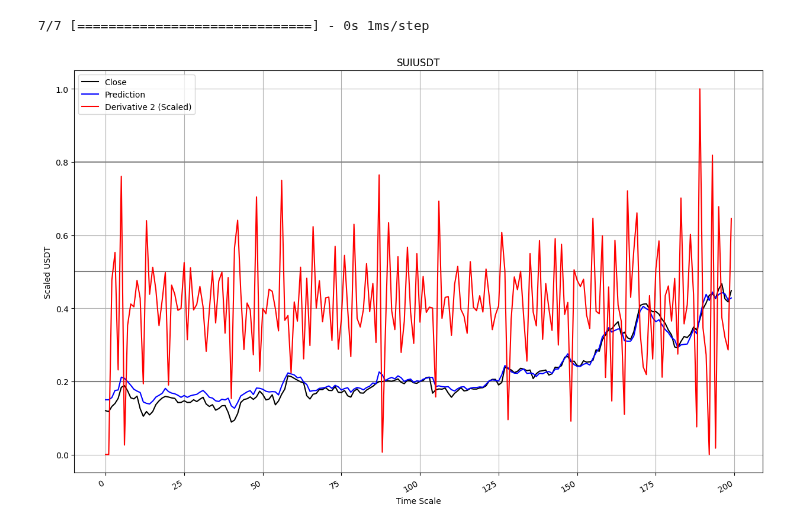
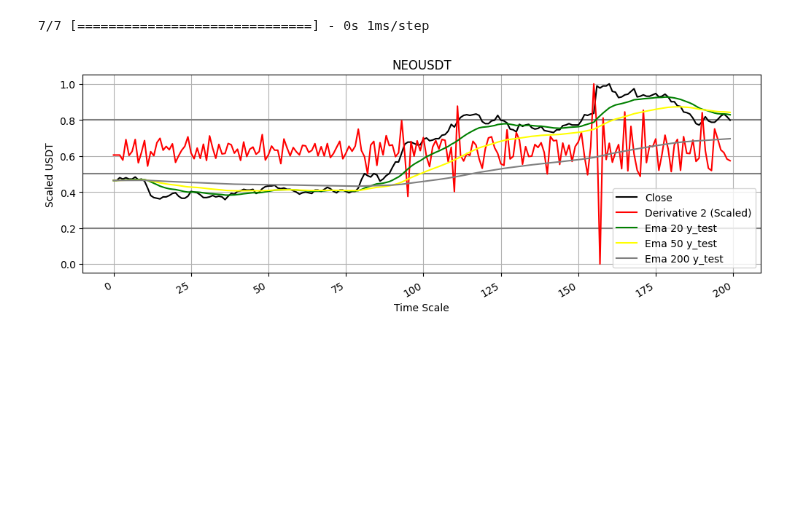
Before and after one commit to luisgomezzz/luchocrypto, a Jupyter notebook: predictor/NOTEBOOK.ipynb, the cells around one changed output. Cells and saved outputs as stored; diff of their text form; code cells hidden in the pictures; blank space fills up the shorter version.

Commit message:
ahora se usan las emas para identificar tendencias

```diff
--- a/predictor/NOTEBOOK.ipynb
+++ b/predictor/NOTEBOOK.ipynb
@@ -9,9 +9,17 @@ from sklearn.preprocessing import MinMaxScaler
 import constantes as cons
 import keras
 
-symbol =  str.upper('sui'+'USDT')
+symbol =  str.upper('neo'+'USDT')
 client = cons.client
 
+# esta funcion solo la uso en el notebook ya que en el programa se hace con pandas_ta
+def ema (signal,N=10):
+    k = 2 / (N + 1)  # Factor de suavizado
+    ema = np.zeros_like(signal)  # Array para almacenar los valores de la EMA
+    ema[0] = signal[0]  # El primer valor de la EMA es igual al primer valor de deriv_y_pred_scaled2
+    for i in range(1, len(signal)):
+        ema[i] = (signal[i] * k) + (ema[i-1] * (1 - k))
+    return ema
 #######################################################################################
 umbralbajo=0.2
 umbralalto=0.8
@@ -65,40 +73,56 @@ lstm.compile(loss='mean_squared_error',optimizer='adam')
 #lstm.fit(X_train,y_train,epochs=20,batch_size=4,verbose=2,shuffle=False)
 lstm = keras.models.load_model('modelos/lstm'+symbol+'.h5')
 
+# señales para la grafica
 y_pred = lstm.predict(X_test)
 # Calcular las derivadas
 deriv_y_pred = np.diff(y_pred, axis=0)
 deriv_y_pred2 = np.diff(deriv_y_pred, axis=0)
 # Ajustar la forma de deriv_y_pred
 deriv_y_pred = deriv_y_pred.reshape(-1, 1)
 deriv_y_pred2 = deriv_y_pred2.reshape(-1, 1)
 # Escalar las derivadas
 scaler1 = MinMaxScaler(feature_range=(0, 1))
 deriv_y_pred_scaled = scaler1.fit_transform(deriv_y_pred)
 scaler2 = MinMaxScaler(feature_range=(0, 1))
 deriv_y_pred_scaled2 = scaler2.fit_transform(deriv_y_pred2)
-deriv_y_pred_scaled = np.insert(deriv_y_pred_scaled, 0, 0.0, axis=0)#para mover 1 posicion hacia adelante
-deriv_y_pred_scaled2 = np.insert(deriv_y_pred_scaled2, 0, 0.0, axis=0)#para mover 1 posicion hacia adelante
-deriv_y_pred_scaled2 = np.insert(deriv_y_pred_scaled2, 0, 0.0, axis=0)#para mover 1 posicion hacia adelante
+deriv_y_pred_scaled = np.insert(deriv_y_pred_scaled, 0, deriv_y_pred_scaled[0], axis=0)#para mover 1 posicion hacia adelante
+deriv_y_pred_scaled2 = np.insert(deriv_y_pred_scaled2, 0, deriv_y_pred_scaled2[0], axis=0)#para mover 1 posicion hacia adelante
+deriv_y_pred_scaled2 = np.insert(deriv_y_pred_scaled2, 0, deriv_y_pred_scaled2[0], axis=0)#para mover 1 posicion hacia adelante
+
+ema_deriv=ema(deriv_y_pred_scaled)
+ema_deriv = MinMaxScaler(feature_range=(0, 1)).fit_transform(ema_deriv)
+ema_deriv2=ema(deriv_y_pred_scaled2)
+ema_deriv2 = MinMaxScaler(feature_range=(0, 1)).fit_transform(ema_deriv2)
+ema_y_test_20=ema(y_test,20)
+ema_y_test_50=ema(y_test,50)
+ema_y_test_200=ema(y_test,200)
+
 #grafica
 
-plt.figure(figsize=(15, 10))
-#plt.xlim(125,200)
+plt.figure(figsize=(12, 4))
+#plt.xlim(60,len(y_test))
 plt.axhline(y = umbralalto, color = 'GREY', linestyle = '-')
-plt.axhline(y = 0.5, color = 'GREY', linestyle = '-')
+#plt.axhline(y = 0.5, color = 'GREY', linestyle = '-')
 plt.axhline(y = umbralbajo, color = 'GREY', linestyle = '-')
 plt.plot(y_test, label='Close',color = 'black')
 time_index = range(n_steps-1, n_steps-1+len(y_pred))
-plt.plot( y_pred[:, -1, 0], label='Prediction',color = 'blue')
+#plt.plot( y_pred[:, -1, 0], label='Prediction',color = 'blue')
 #plt.plot(deriv_y_pred_scaled, label='Derivative 1 (Scaled)',color = 'green')
 plt.plot( deriv_y_pred_scaled2, label='Derivative 2 (Scaled)', color='red')
+#plt.plot( ema_deriv, label='Ema Derivative 1 (Scaled)', color='green')
+#plt.plot( ema_deriv2, label='Ema Derivative 2 (Scaled)', color='orange')
+
+plt.plot( ema_y_test_20, label='Ema 20 y_test', color='green')
+plt.plot( ema_y_test_50, label='Ema 50 y_test', color='yellow')
+plt.plot( ema_y_test_200, label='Ema 200 y_test', color='grey')
 plt.xlabel('Time Scale')
 plt.ylabel('Scaled USDT')
 plt.legend()
 plt.gcf().autofmt_xdate()
 plt.title(symbol)
 plt.grid()
 plt.show()
 # %% [output]
 7/7 [==============================] - 0s 1ms/step
-[figure, old version]
+[figure, new version]
```
Also changed, not shown: 1 other file.
